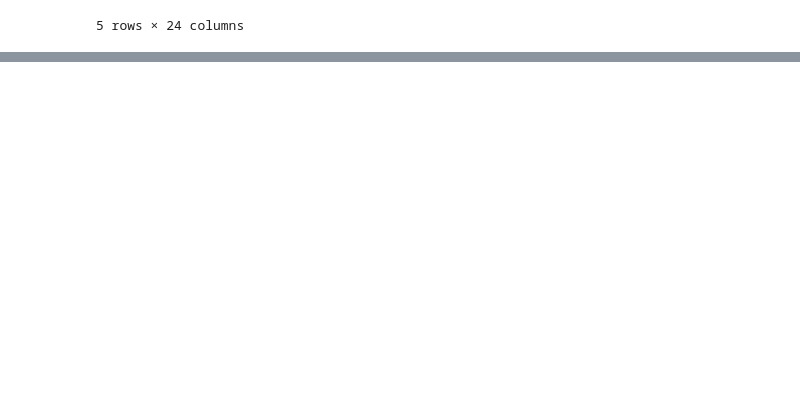
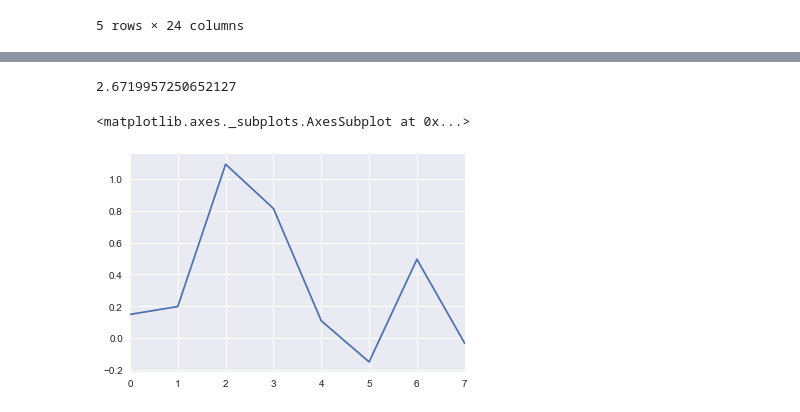
Before and after one commit to gautamc1106/financial_modelling, a Jupyter notebook: pipeline-Gautam.ipynb, the cells around one changed output, grey strips where cells are left out. Cells and saved outputs as stored; diff of their text form; code cells hidden in the pictures; blank space fills up the shorter version.

```diff
--- a/pipeline-Gautam.ipynb
+++ b/pipeline-Gautam.ipynb
@@ -166,0 +168,11 @@ df_ticks
+# %%
+gm_returns = np.log(df_ticks['tsla_close']).diff()
+# %% [output]
+2.6719957250652127
+# %%
+monthly = pd.Series([gm_returns[x:x+250].sum() for x in range(0,len(gm_returns),250)])
+# %%
+monthly.plot()
+# %% [output]
+<matplotlib.axes._subplots.AxesSubplot at 0x...>
+[figure, added]
```
Also changed, not shown: parts of 20 cells of this notebook, 12 other files.
